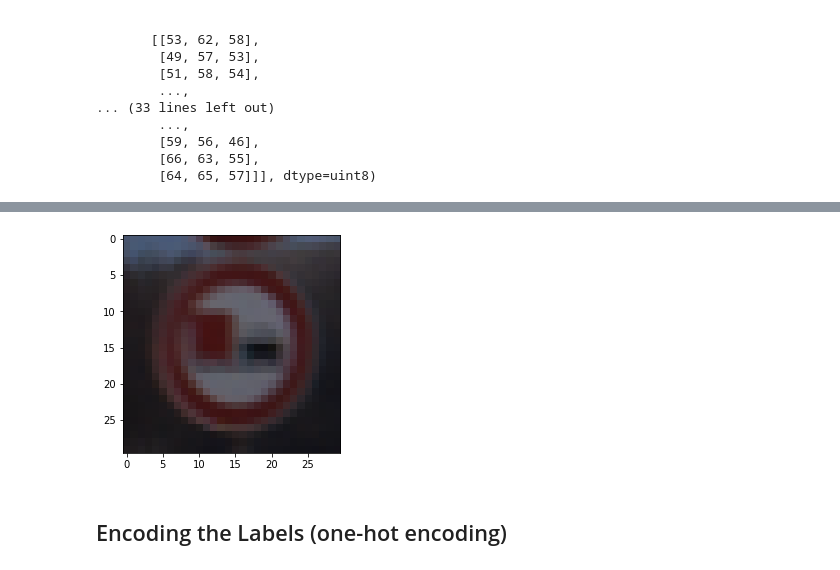
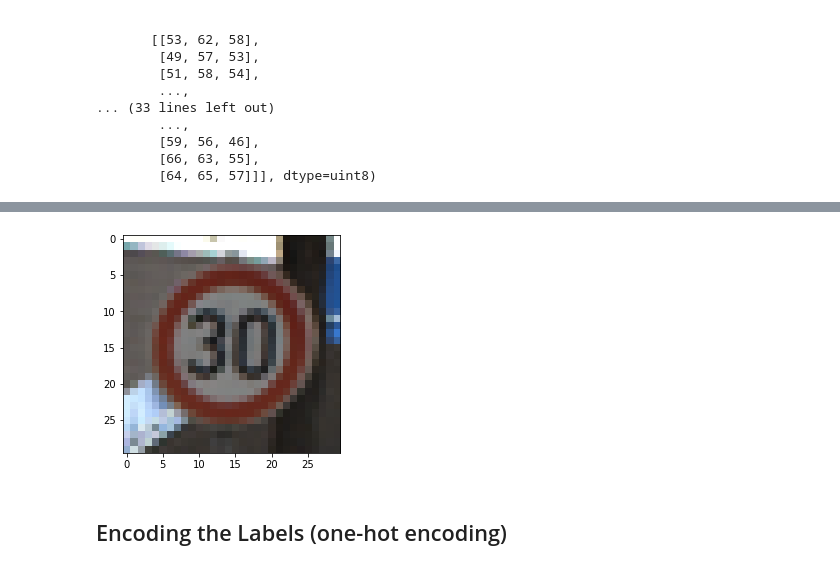
Before and after one commit to S-Delowar/Deep-Learning-Projects, a Jupyter notebook: Traffic Sign Recognition/Traffic_Sign_Classification_CNN.ipynb, the cells around one changed output, grey strips where cells are left out. Drawn from its saved outputs; the diff is of its cells as text; code cells hidden in the pictures.

```diff
--- a/Traffic Sign Recognition/Traffic_Sign_Classification_CNN.ipynb
+++ b/Traffic Sign Recognition/Traffic_Sign_Classification_CNN.ipynb
@@ -103,8 +119,8 @@ plt.imshow(img, cmap='gray');
 # %%
-img_ = X_test[3350]
+img_ = X_test[2558]
 plt.imshow(img_, cmap='gray');
 # %% [output]
-[figure, old version]
+[figure, new version]
 # %% [markdown]
 ## Encoding the Labels (one-hot encoding)
 # %%
```
Also changed, not shown: parts of 26 cells of this notebook.
